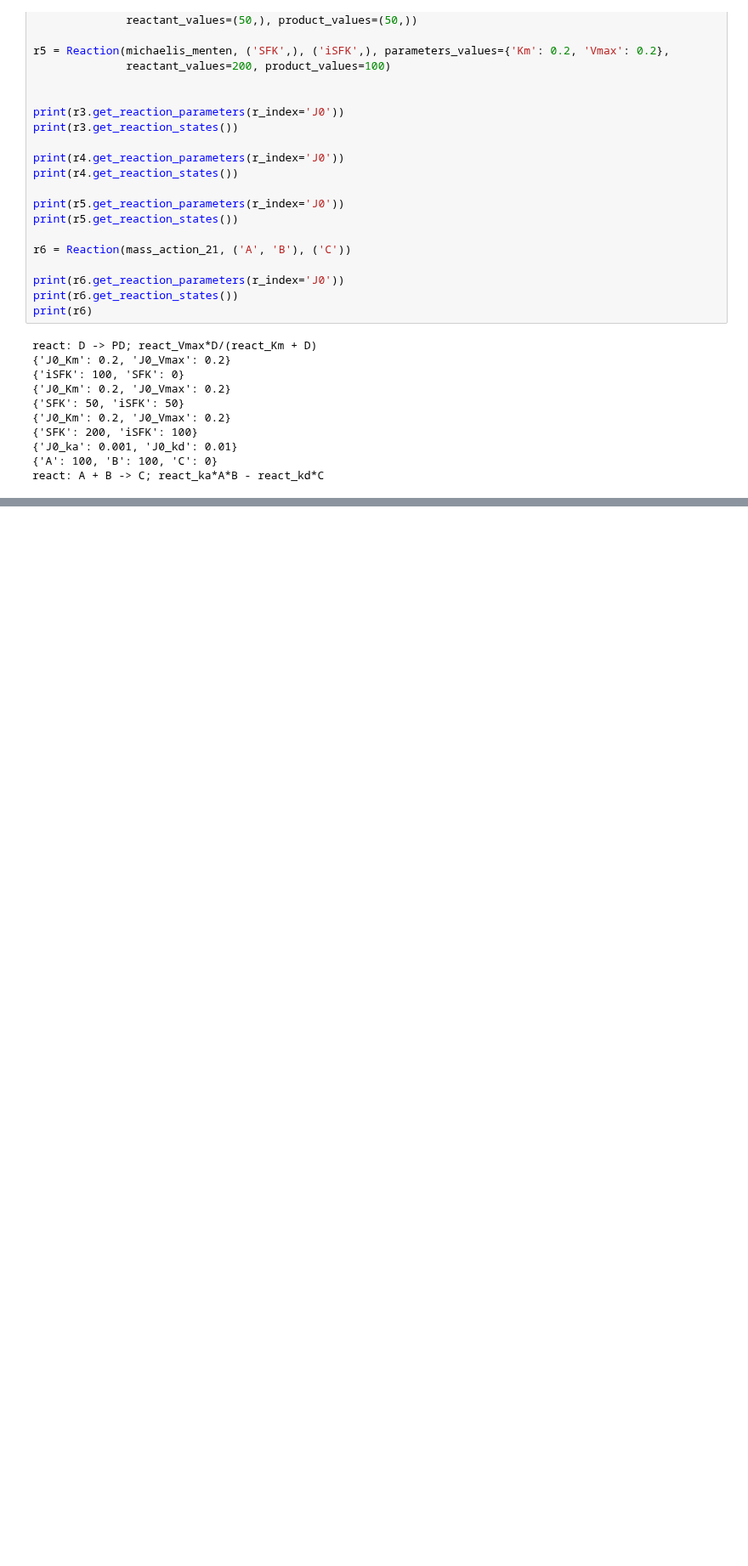
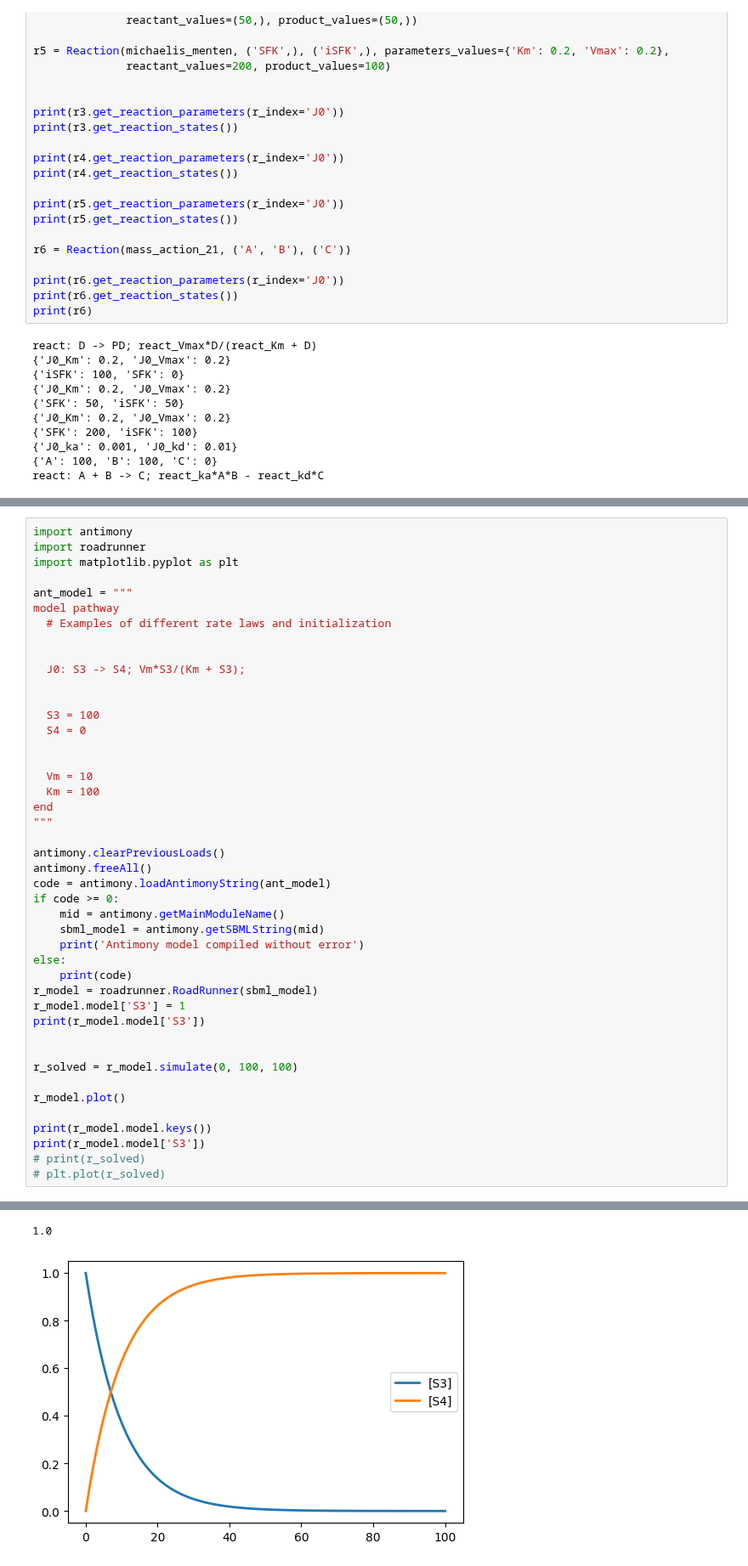
Before and after one commit to AnEvilBurrito/new-peak-project, a Jupyter notebook: src/informal_testing.ipynb, the cells around one changed output, grey strips where cells are left out. Shown at 85% size. Saved outputs shown, nothing was run; the diff lists cells and outputs as text; blank space fills up the shorter version.

```diff
--- a/src/informal_testing.ipynb
+++ b/src/informal_testing.ipynb
@@ -273,0 +284,45 @@ Antimony model compiled without error
+# %%
+import antimony
+import roadrunner
+import matplotlib.pyplot as plt
+
+ant_model = """
+model pathway
+  # Examples of different rate laws and initialization
+
+
+  J0: S3 -> S4; Vm*S3/(Km + S3);
+
+
+  S3 = 100
+  S4 = 0
+
+
+  Vm = 10
+  Km = 100
+end
+"""
+
+antimony.clearPreviousLoads()
+antimony.freeAll()
+code = antimony.loadAntimonyString(ant_model)
+if code >= 0:
+    mid = antimony.getMainModuleName()
+    sbml_model = antimony.getSBMLString(mid)
+    print('Antimony model compiled without error')
+else:
+    print(code)
+r_model = roadrunner.RoadRunner(sbml_model)
+r_model.model['S3'] = 1
+print(r_model.model['S3'])
+
+
+r_solved = r_model.simulate(0, 100, 100)
+
+r_model.plot()
+
+print(r_model.model.keys())
+print(r_model.model['S3'])
+# print(r_solved)
+# plt.plot(r_solved)
+# %% [output]
@@ -273,0 +337,2 @@ Antimony model compiled without error
+1.0
+[figure, added]
```
Also changed, not shown: parts of 4 cells of this notebook, 3 other files.
